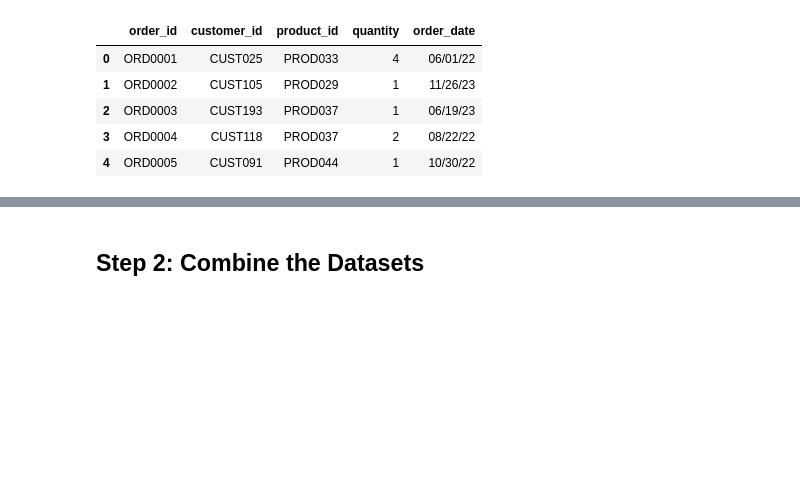
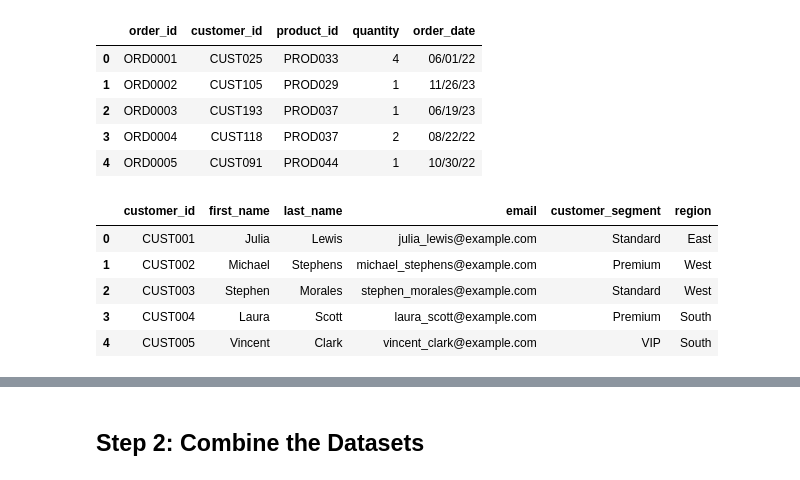
Before and after one commit to alison-whitehouse/data-analysis-with-python, a Jupyter notebook: Week_10/Workshop_Week_10_Flawed_Data_Analysis.ipynb, the cells around one changed output, grey strips where cells are left out. Cells and saved outputs as stored; diff of their text form; code cells hidden in the pictures; blank space fills up the shorter version.

```diff
--- a/Week_10/Workshop_Week_10_Flawed_Data_Analysis.ipynb
+++ b/Week_10/Workshop_Week_10_Flawed_Data_Analysis.ipynb
@@ -28,3 +30,12 @@ Datasets loaded!
 | 2 | ORD0003 | CUST193 | PROD037 | 1 | 06/19/23 |
 | 3 | ORD0004 | CUST118 | PROD037 | 2 | 08/22/22 |
 | 4 | ORD0005 | CUST091 | PROD044 | 1 | 10/30/22 |
+# %%
+customers.head()
+# %% [output]
+|  | customer_id | first_name | last_name | email | customer_segment | region |
+| 0 | CUST001 | Julia | Lewis | julia_lewis@example.com | Standard | East |
+| 1 | CUST002 | Michael | Stephens | michael_stephens@example.com | Premium | West |
+| 2 | CUST003 | Stephen | Morales | stephen_morales@example.com | Standard | West |
+| 3 | CUST004 | Laura | Scott | laura_scott@example.com | Premium | South |
+| 4 | CUST005 | Vincent | Clark | vincent_clark@example.com | VIP | South |
```
Also changed, not shown: parts of 6 cells of this notebook.
